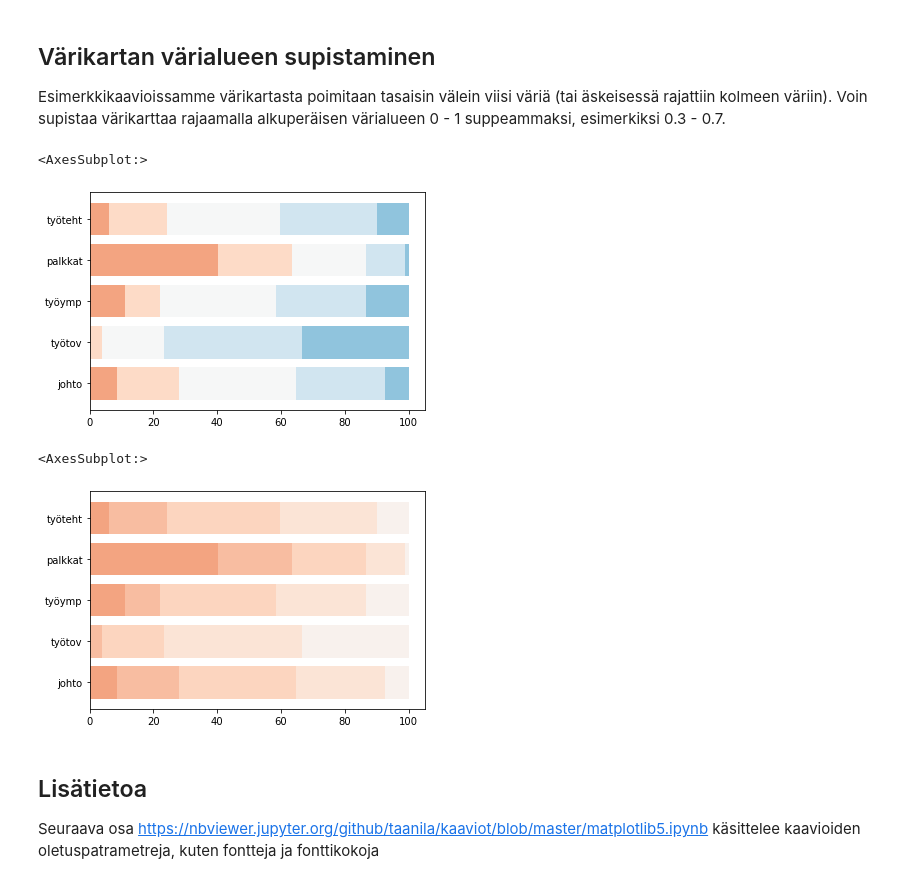
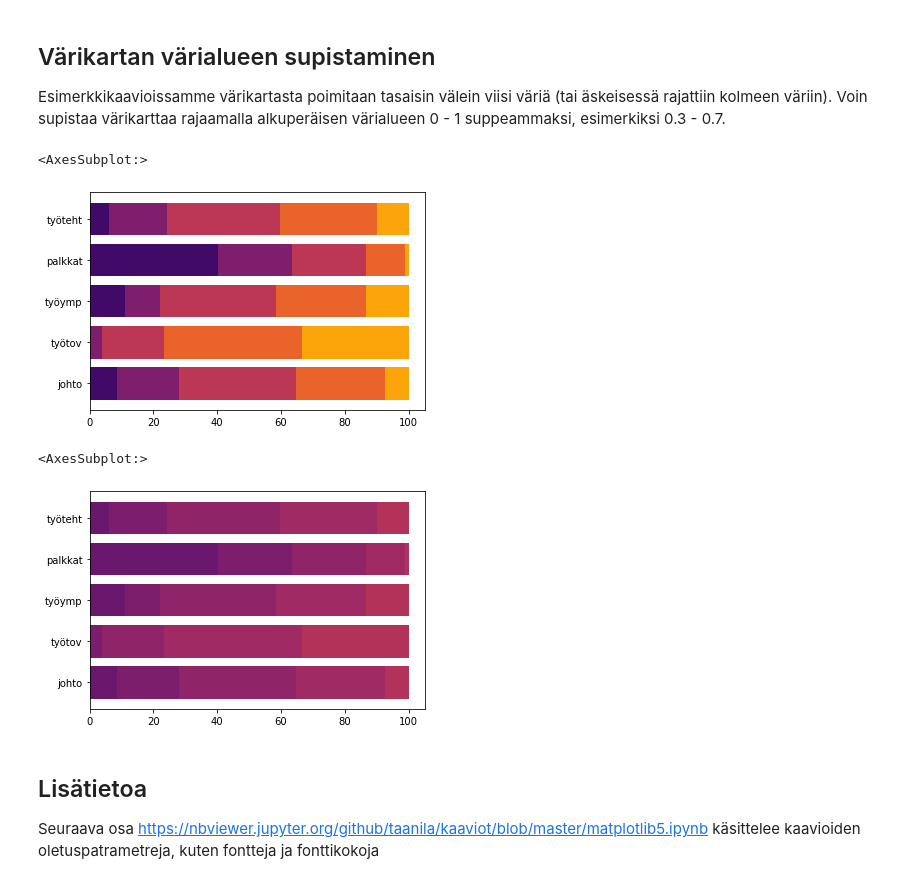
Before and after one commit to taanila/kaaviot, a Jupyter notebook: matplotlib4.ipynb, the cells around one changed output. Cells and saved outputs as stored; diff of their text form; code cells hidden in the pictures.

```diff
--- a/matplotlib4.ipynb
+++ b/matplotlib4.ipynb
@@ -109,20 +124,20 @@ df1.plot.barh(stacked = True, width = 0.8, legend = False, colormap = colors)
 Esimerkkikaavioissamme värikartasta poimitaan tasaisin välein viisi väriä (tai äskeisessä rajattiin kolmeen väriin). Voin supistaa värikarttaa rajaamalla alkuperäisen värialueen 0 - 1 suppeammaksi, esimerkiksi 0.3 - 0.7.
 # %%
 # Värikartan RdBu alueelta 0.3 - 0.7 viisi väriä
-colors = plt.cm.RdBu(np.linspace(0.3, 0.7, 5))
+colors = plt.cm.inferno(np.linspace(0.2, 0.8, 5))
 
 df1.plot.barh(stacked = True, width = 0.8, legend = False, color = colors)
 # %% [output]
 <AxesSubplot:>
-[figure, old version]
+[figure, new version]
 # %%
 # Jos valitsen viiden sijasta kymmenen väriä, niin viiden värin kuvioon otetaan vain viisi ensimmäistä väriä
-colors = plt.cm.RdBu(np.linspace(0.3, 0.7, 10))
+colors = plt.cm.inferno(np.linspace(0.3, 0.7, 10))
 
 df1.plot.barh(stacked = True, width = 0.8, legend = False, color = colors)
 # %% [output]
 <AxesSubplot:>
-[figure, old version]
+[figure, new version]
 # %% [markdown]
 <h2>Lisätietoa</h2>
 
```
Also changed, not shown: parts of 5 cells of this notebook.
